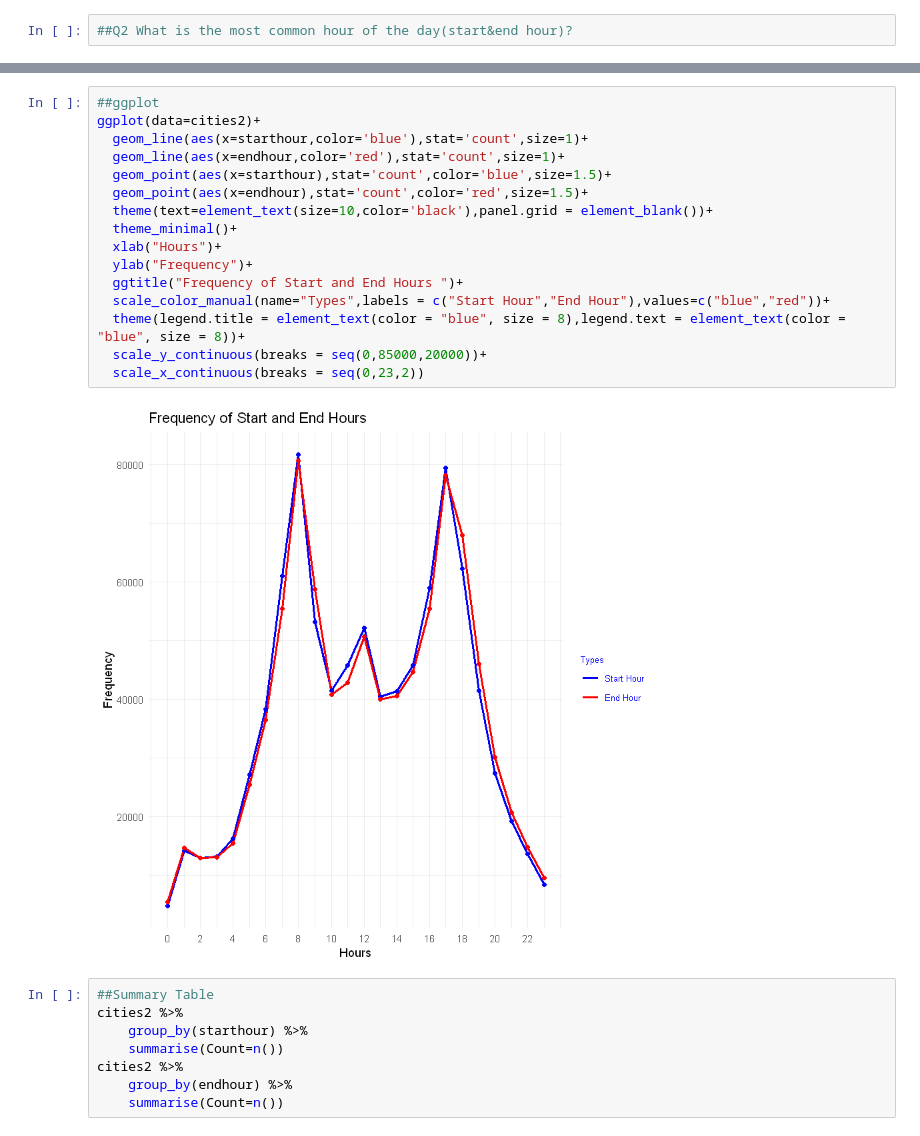
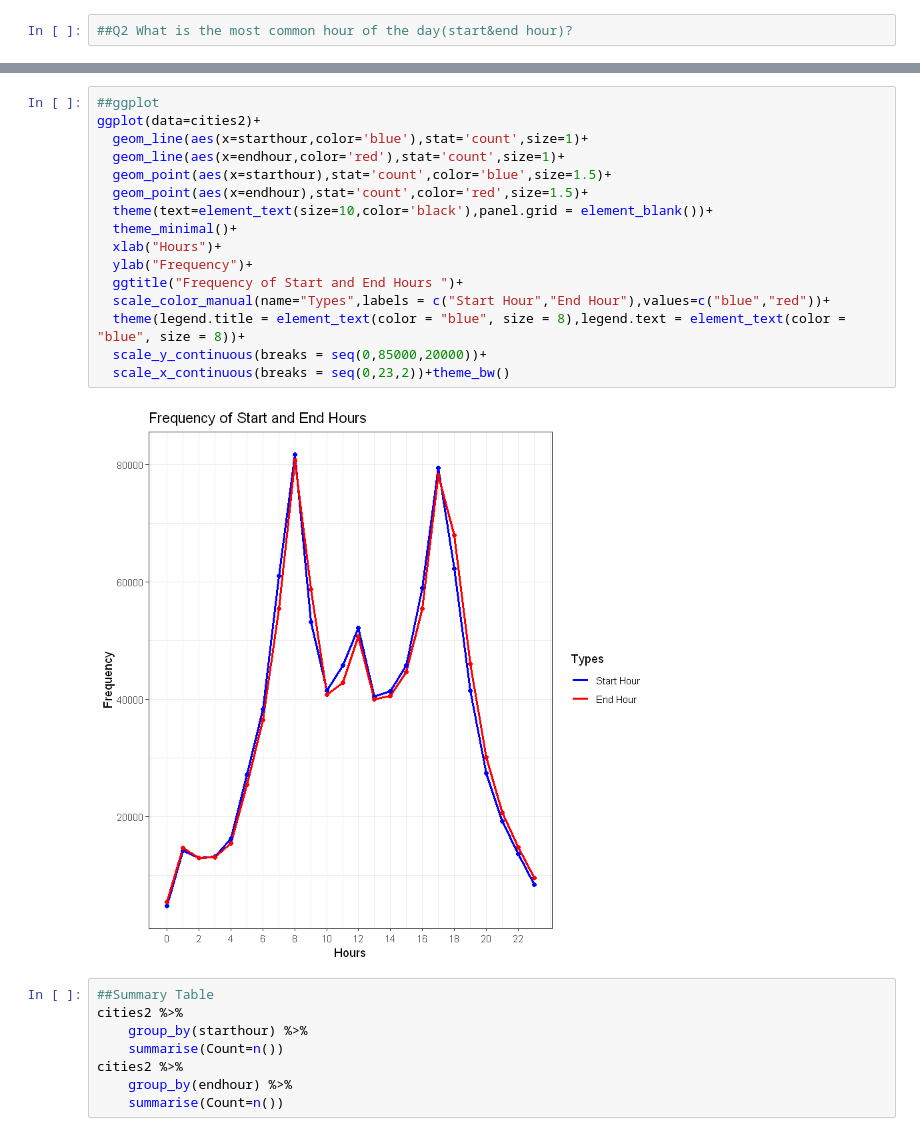
Before and after one commit to EstellaGuan/pdsnd_github, a Jupyter notebook: Bikeshare.ipynb, the cells around one changed output, grey strips where cells are left out. Drawn from its saved outputs; the diff is of its cells as text.

```diff
--- a/Bikeshare.ipynb
+++ b/Bikeshare.ipynb
@@ -110,21 +110,21 @@ The following object is masked from 'package:base':
 # %%
 ##ggplot
 ggplot(data=cities2)+
   geom_line(aes(x=starthour,color='blue'),stat='count',size=1)+
   geom_line(aes(x=endhour,color='red'),stat='count',size=1)+
   geom_point(aes(x=starthour),stat='count',color='blue',size=1.5)+
   geom_point(aes(x=endhour),stat='count',color='red',size=1.5)+
   theme(text=element_text(size=10,color='black'),panel.grid = element_blank())+
   theme_minimal()+
   xlab("Hours")+
   ylab("Frequency")+
   ggtitle("Frequency of Start and End Hours ")+
   scale_color_manual(name="Types",labels = c("Start Hour","End Hour"),values=c("blue","red"))+
   theme(legend.title = element_text(color = "blue", size = 8),legend.text = element_text(color = "blue", size = 8))+
   scale_y_continuous(breaks = seq(0,85000,20000))+
-  scale_x_continuous(breaks = seq(0,23,2))
+  scale_x_continuous(breaks = seq(0,23,2))+theme_bw()
 # %% [output]
-[figure, old version]
+[figure, new version]
 # %%
 ##Summary Table
 cities2 %>%
```
Also changed, not shown: parts of 1 cell of this notebook.
